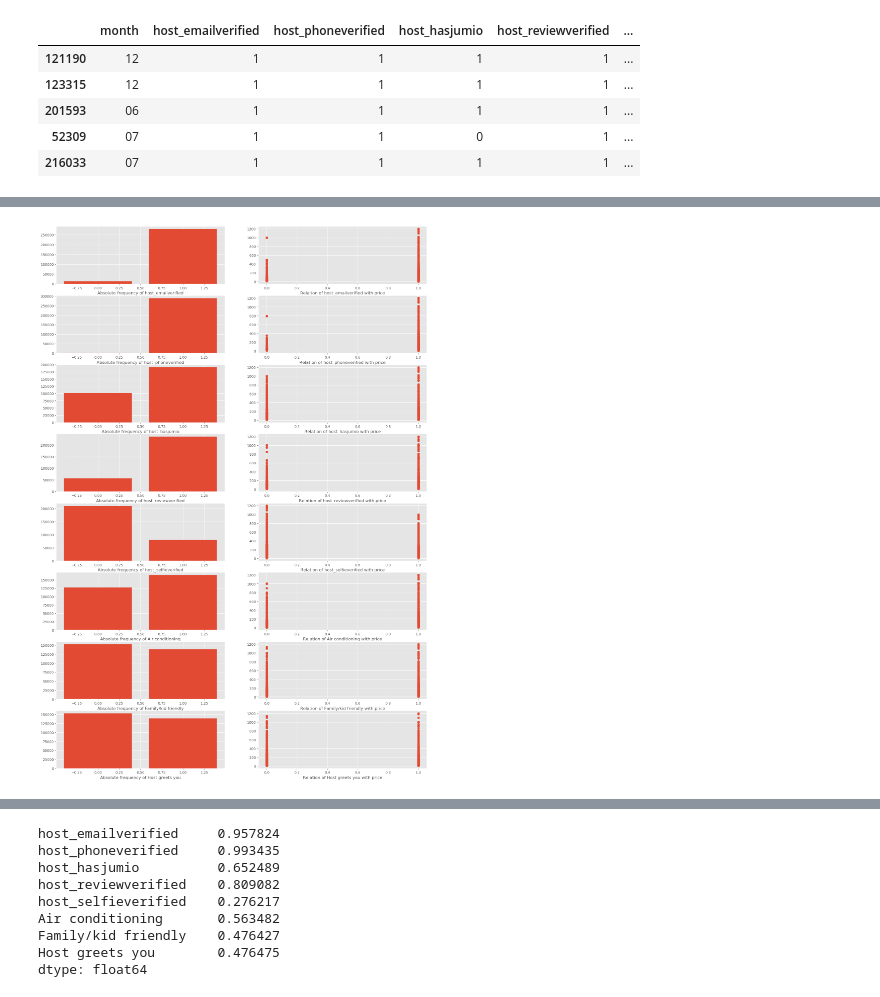
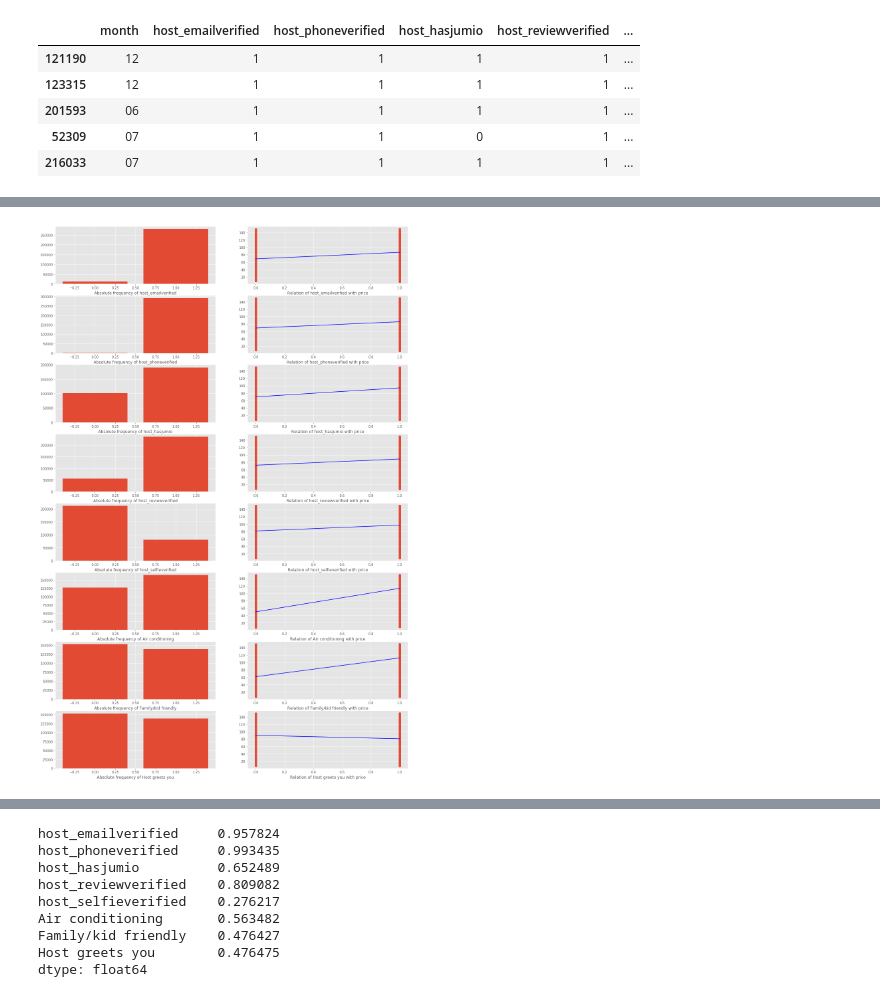
Before and after one commit to guiruha/TFMAirBNB, a Jupyter notebook: Presentación kick off Proyecto TFM Airbnb.ipynb, the cells around one changed output, grey strips where cells are left out. Saved outputs shown, nothing was run; the diff lists cells and outputs as text; code cells hidden in the pictures.

```diff
--- a/Presentación kick off Proyecto TFM Airbnb.ipynb
+++ b/Presentación kick off Proyecto TFM Airbnb.ipynb
@@ -712,7 +844,8 @@ dtype: float64
 fig, ax = plt.subplots(4, 2, figsize = (19, 16))
 for i, column in enumerate(['host_has_profile_pic', 'host_identity_verified', 'host_is_superhost', 'is_business_travel_ready']):
     ax[i,0].bar(df[column].value_counts().index, df[column].value_counts())
-    ax[i,1].scatter(df[column], df['pricePNight'])
+    ax[i,1].scatter(df[df['pricePNight']<200][column], df[df['pricePNight']<200]['pricePNight'])
     ax[i,0].set_xlabel('Absolute frequency of {}'.format(column))
     ax[i,1].set_xlabel('Relation of {} with price'.format(column))
+    ax[i,1].plot(df.groupby(column)['pricePNight'].mean().index, df.groupby(column)['pricePNight'].mean(), color = 'blue')
 # %% [output]
@@ -773,7 +899,8 @@ dtype: float64
 fig, ax = plt.subplots(2, 2, figsize = (19, 16))
 for i, column in enumerate(['is_location_exact', 'require_guest_phone_verification']):
     ax[i,0].bar(df[column].value_counts().index, df[column].value_counts())
-    ax[i,1].scatter(df[column], df['pricePNight'])
+    ax[i,1].scatter(df[df['pricePNight']<150][column], df[df['pricePNight']<150]['pricePNight'])
     ax[i,0].set_xlabel('Absolute frequency of {}'.format(column))
     ax[i,1].set_xlabel('Relation of {} with price'.format(column))
+    ax[i,1].plot(df.groupby(column)['pricePNight'].mean().index, df.groupby(column)['pricePNight'].mean(), color = 'blue')
 # %% [output]
@@ -795,3 +922,6 @@ df[noStrCol[23:28]].sample(5)
 | 268101 | 0 | 1 | 9.0 | 10.0 | ... |
 | 73420 | 0 | 1 | 6.0 | 8.0 | ... |
 | 216028 | 0 | 1 | 10.0 | 10.0 | ... |
+# %%
+revcols = [x for x in df.columns if x.startswith('review')]
+len(revcols)
@@ -797,0 +930,6 @@ df[noStrCol[23:28]].sample(5)
+# %%
+fig, ax = plt.subplots(7, 1, figsize = (19, 40))
+for i, column in enumerate(revcols[:-1]):
+    ax[i].bar(df[column].value_counts().index, df[column].value_counts())
+    ax[i].set_xticks(range(1, 11))
+    ax[i].set_xlabel('Absolute frequency of {}'.format(column))
@@ -816,11 +969,12 @@ df[noStrCol[35:44]].sample(5)
 # %%
 plt.style.use('ggplot')
-fig, ax = plt.subplots(8, 2, figsize = (19, 28))
+fig, ax = plt.subplots(8, 2, figsize = (19, 30))
 for i, column in enumerate(['host_emailverified', 'host_phoneverified', 'host_hasjumio', 'host_reviewverified', 'host_selfieverified',
                            'Air conditioning', 'Family/kid friendly', 'Host greets you']):
     ax[i,0].bar(df[column].value_counts().index, df[column].value_counts())
-    ax[i,1].scatter(df[column], df['pricePNight'])
+    ax[i,1].scatter(df[df['pricePNight']<150][column], df[df['pricePNight']<150]['pricePNight'])
     ax[i,0].set_xlabel('Absolute frequency of {}'.format(column))
     ax[i,1].set_xlabel('Relation of {} with price'.format(column))
+    ax[i,1].plot(df.groupby(column)['pricePNight'].mean().index, df.groupby(column)['pricePNight'].mean(), color = 'blue')
 # %% [output]
-[figure, old version]
+[figure, new version]
```
Also changed, not shown: parts of 63 cells of this notebook, 1 other file.
